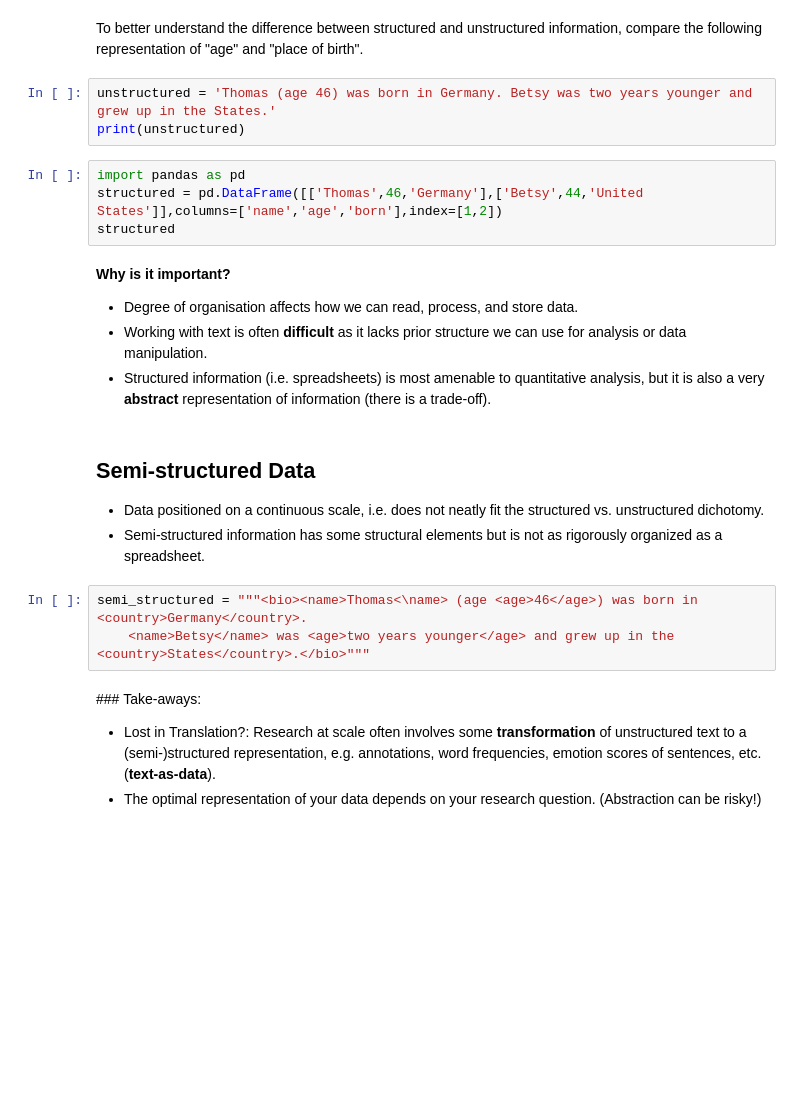
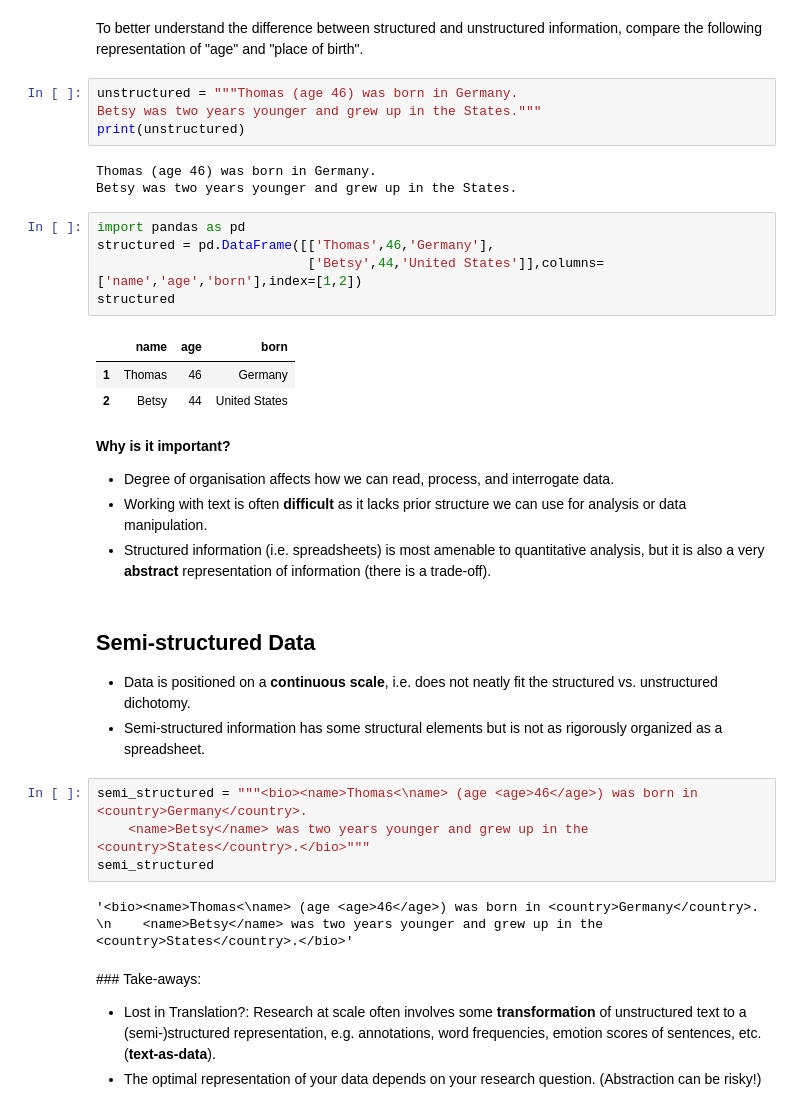
Before and after one commit to Living-with-machines/dhoxss-text2tech, a Jupyter notebook: Sessions/3.1 - Working with Tabular Data.ipynb, the cells around one changed output. Drawn from its saved outputs; the diff is of its cells as text; blank space fills up the shorter version.

```diff
--- a/Sessions/3.1 - Working with Tabular Data.ipynb
+++ b/Sessions/3.1 - Working with Tabular Data.ipynb
@@ -50,26 +50,38 @@ text = 'This is not a sentence.'
 # %% [markdown]
 To better understand the difference between structured and unstructured information, compare the following representation of "age" and "place of birth".
 # %%
-unstructured = 'Thomas (age 46) was born in Germany. Betsy was two years younger and grew up in the States.'
+unstructured = """Thomas (age 46) was born in Germany.
+Betsy was two years younger and grew up in the States."""
 print(unstructured)
+# %% [output]
+Thomas (age 46) was born in Germany.
+Betsy was two years younger and grew up in the States.
 # %%
 import pandas as pd
-structured = pd.DataFrame([['Thomas',46,'Germany'],['Betsy',44,'United States']],columns=['name','age','born'],index=[1,2])
+structured = pd.DataFrame([['Thomas',46,'Germany'],
+                           ['Betsy',44,'United States']],columns=['name','age','born'],index=[1,2])
 structured
+# %% [output]
+|  | name | age | born |
+| 1 | Thomas | 46 | Germany |
+| 2 | Betsy | 44 | United States |
 # %% [markdown]
 
 **Why is it important?**
-- Degree of organisation affects how we can read, process, and store data.
+- Degree of organisation affects how we can read, process, and interrogate data.
 - Working with text is often **difficult** as it lacks prior structure we can use for analysis or data manipulation.
 - Structured information (i.e. spreadsheets) is most amenable to quantitative analysis, but it is also a very **abstract** representation of information (there is a trade-off).
 # %% [markdown]
 ## Semi-structured Data
 
-- Data positioned on a continuous scale, i.e. does not neatly fit the structured vs. unstructured dichotomy.
+- Data is positioned on a **continuous scale**, i.e. does not neatly fit the structured vs. unstructured dichotomy.
 - Semi-structured information has some structural elements but is not as rigorously organized as a spreadsheet.
 # %%
 semi_structured = """<bio><name>Thomas<\name> (age <age>46</age>) was born in <country>Germany</country>.
-    <name>Betsy</name> was <age>two years younger</age> and grew up in the <country>States</country>.</bio>"""
+    <name>Betsy</name> was two years younger and grew up in the <country>States</country>.</bio>"""
+semi_structured
+# %% [output]
+'<bio><name>Thomas<\name> (age <age>46</age>) was born in <country>Germany</country>. \n    <name>Betsy</name> was two years younger and grew up in the <country>States</country>.</bio>'
 # %% [markdown]
 
 ### Take-aways:
```
Also changed, not shown: parts of 28 cells of this notebook, 1 other file.
